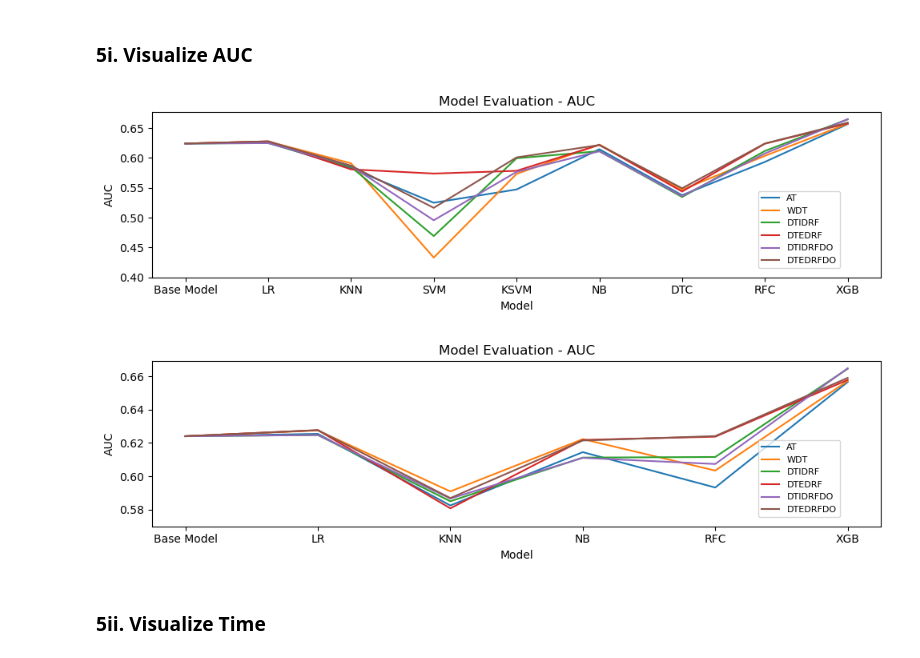
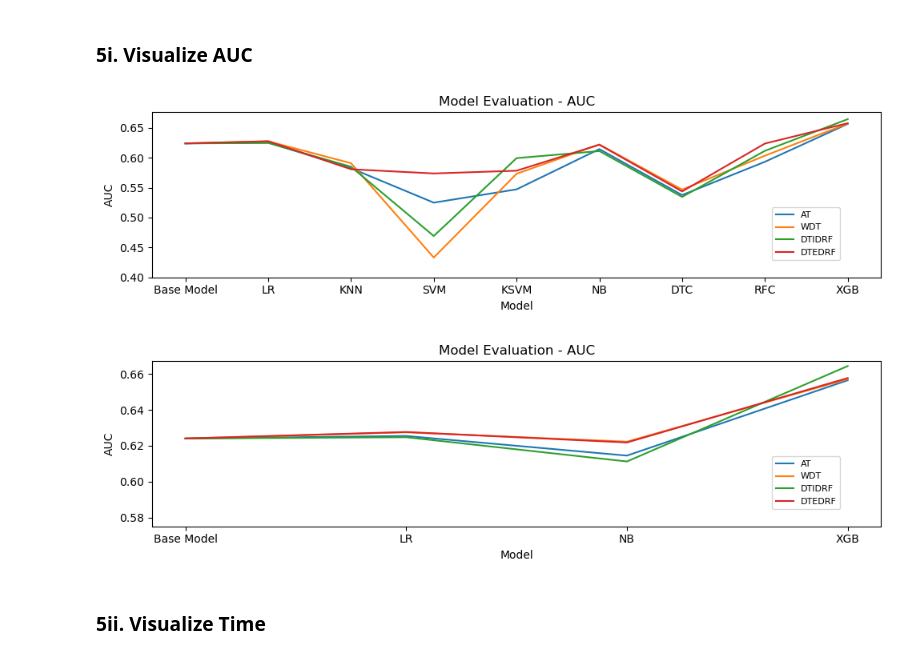
Before and after one commit to eaber155/DLMDSME01_CreditCard_Routing_Solution, a Jupyter notebook: 5a.DLMDSME01_CreditCard_Routing_Solution-Model Evaluation & Selection.ipynb, the cells around one changed output. Cells and saved outputs as stored; diff of their text form; code cells hidden in the pictures.

Commit message:
updates to visualizations mostly

```diff
--- a/5a.DLMDSME01_CreditCard_Routing_Solution-Model Evaluation & Selection.ipynb
+++ b/5a.DLMDSME01_CreditCard_Routing_Solution-Model Evaluation & Selection.ipynb
@@ -50,6 +50,6 @@ auc_eval
 # %%
 # unpivot the table
-auc_unpivot = pd.melt(auc_eval, id_vars = 'Model', value_vars = ['AT', 'WDT', 'DTIDRF', 'DTEDRF', 'DTIDRFDO', 'DTEDRFDO'])
+auc_unpivot = pd.melt(auc_eval, id_vars = 'Model', value_vars = ['AT', 'WDT', 'DTIDRF', 'DTEDRF'])
 # %%
 auc_unpivot.head(1)
 # %% [output]
@@ -65,7 +65,7 @@ auc_unpivot.head(1)
 # %% [markdown]
 ### Create Line Graph
 # %%
-def line_ordered(df, x, y, legend, title, color='#00B8D4', v_nrows=2, v_ncols=1, v_figsize=(10, 3), v_ylim=0, leg_pos=(0.95,0.55)):
+def line_ordered(df, x, y, legend, title, color='#00B8D4', v_nrows=2, v_ncols=1, v_figsize=(10, 3), v_ylim=0, leg_pos=(0.95,0.45)):
     # plot day of month against country with sum (All) - separated by monthvv
     plt.figure(figsize=v_figsize)
     sns.lineplot(x=x, y=y, color= color, data=df, hue=legend)
@@ -79,13 +79,14 @@ def line_ordered(df, x, y, legend, title, color='#00B8D4', v_nrows=2, v_ncols=1,
 # %%
 line_ordered(auc_unpivot, 'Model', 'AUC', 'Scenario', 'Model Evaluation - AUC', v_ylim=0.4)
 # %% [output]
-[figure, old version]
+[figure, new version]
 # %%
 ## Remove SVM, KSVM, DTC, and KNN to see performance of the other models more clearly
-auc_unpivot_filtered = auc_unpivot[(auc_unpivot['Model'] != 'SVM') & (auc_unpivot['Model'] != 'KSVM') & (auc_unpivot['Model'] != 'DTC')]
-line_ordered(auc_unpivot_filtered, 'Model', 'AUC', 'Scenario', 'Model Evaluation - AUC', v_figsize=(10, 3), v_ylim=0.57)
+auc_unpivot_filtered = auc_unpivot[(auc_unpivot['Model'] != 'SVM') & (auc_unpivot['Model'] != 'KSVM') & (auc_unpivot['Model'] != 'DTC')
+& (auc_unpivot['Model'] != 'KNN') & (auc_unpivot['Model'] != 'RFC')]
+line_ordered(auc_unpivot_filtered, 'Model', 'AUC', 'Scenario', 'Model Evaluation - AUC', v_figsize=(10, 3), v_ylim=0.575)
 # %% [output]
-[figure, old version]
+[figure, new version]
 # %%
 #auc_unpivot_filtered = auc_unpivot[(auc_unpivot['Model'] != 'SVM') & (auc_unpivot['Model'] != 'KSVM') & (auc_unpivot['Model'] != 'DTC')
 #& (auc_unpivot['Model'] != 'KNN')]
```
Also changed, not shown: parts of 5 cells of this notebook, 8 other files.
